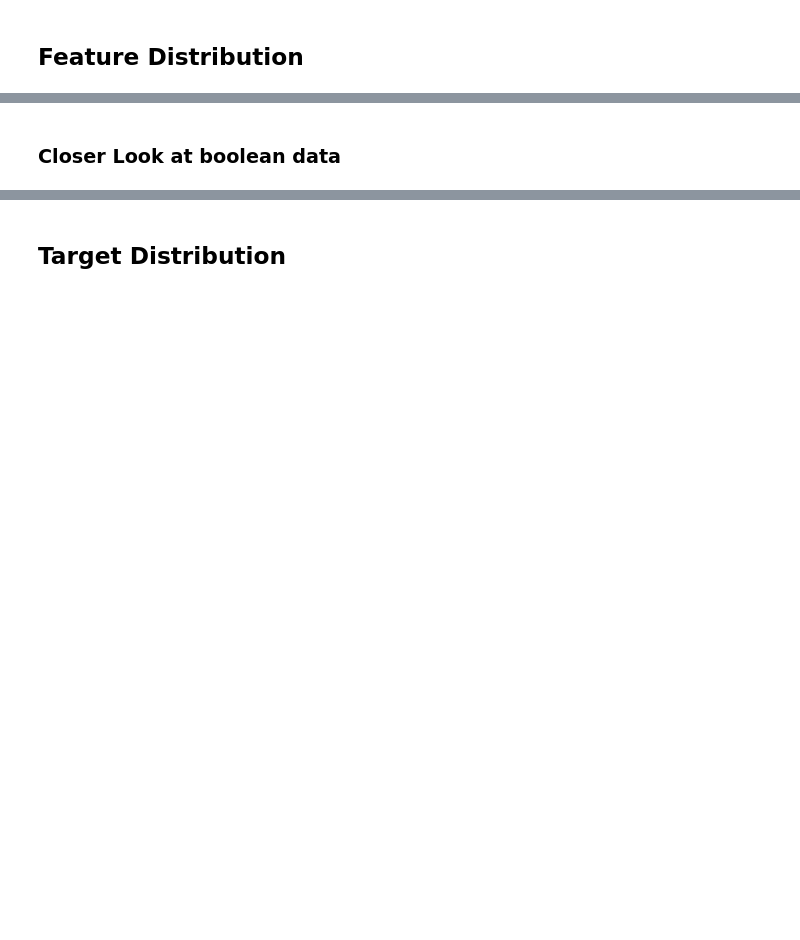
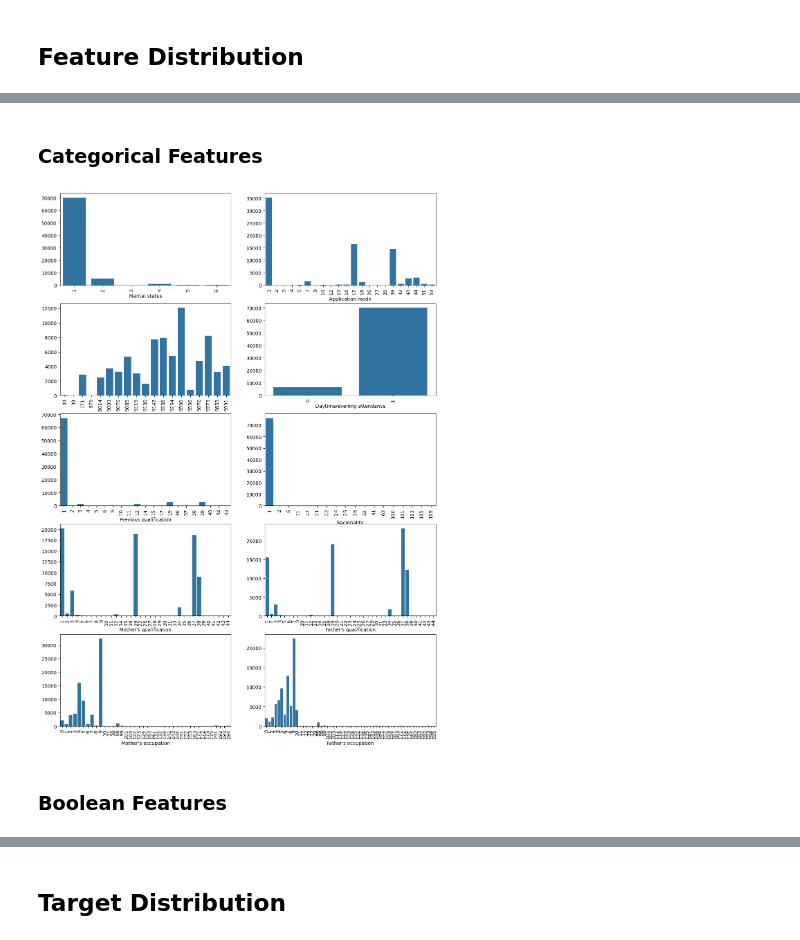
Before and after one commit to Ednaxx/Kaggle-Playground-Series, a Jupyter notebook: PS4E6-AcademicSuccessClassification/ps4e6-academic-success-classification.ipynb, the cells around one changed output, grey strips where cells are left out. Cells and saved outputs as stored; diff of their text form; code cells hidden in the pictures; blank space fills up the shorter version.

```diff
--- a/PS4E6-AcademicSuccessClassification/ps4e6-academic-success-classification.ipynb
+++ b/PS4E6-AcademicSuccessClassification/ps4e6-academic-success-classification.ipynb
@@ -152,3 +209,17 @@ for i in range(6):
+# %% [markdown]
+### Categorical Features
+# %%
+reshaped = np.reshape(categorical_columns, (5,2))
+
+fig, axs = plt.subplots(5, 2, figsize=(14, 20))
+
+for i in range(5):
+    for j in range(2):
+        ax = sns.countplot(x=train[reshaped[i][j]], ax=axs[i][j])
+        ax.set_ylabel(None)
+        ax.tick_params(axis='x', rotation=90)
+# %% [output]
+[figure, added]
 # %% [markdown]
-### Closer Look at boolean data
+### Boolean Features
 # %%
```
Also changed, not shown: parts of 29 cells of this notebook.
